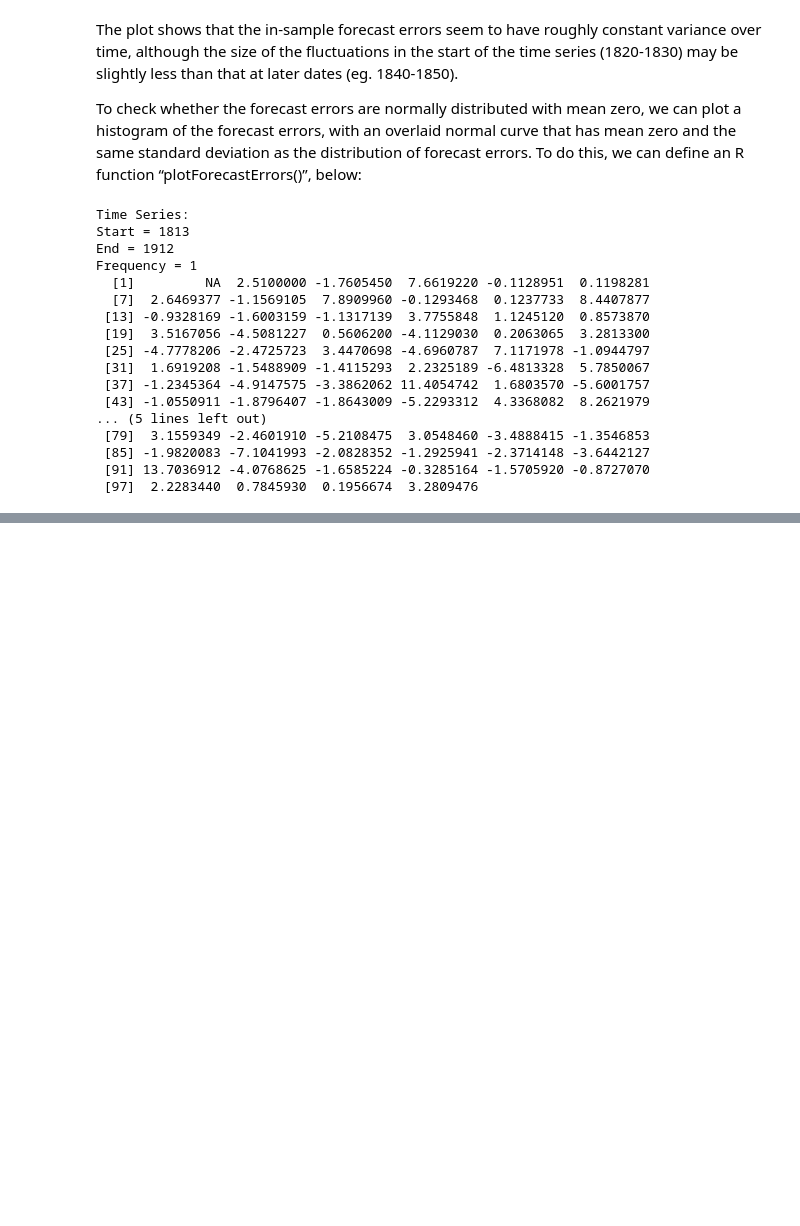
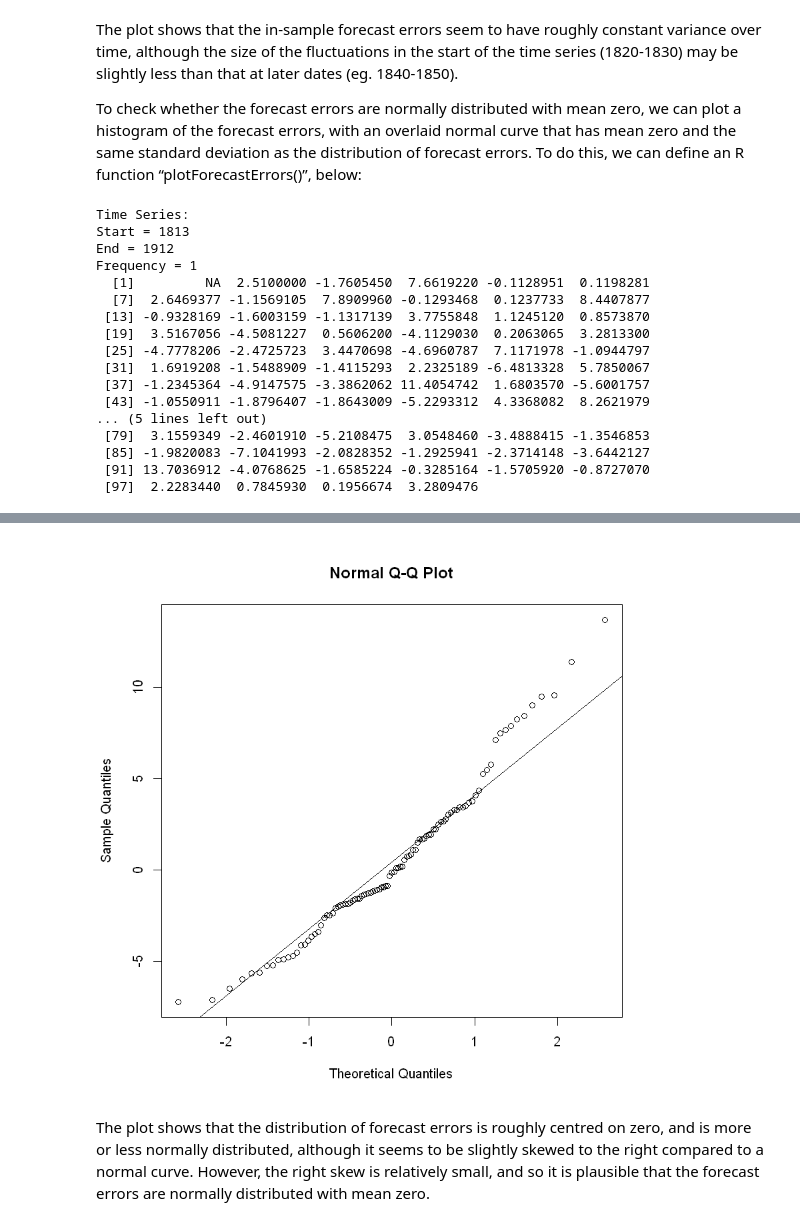
Before and after one commit to iamjz/R-Data, a Jupyter notebook: Timeseries.ipynb, the cells around one changed output, grey strips where cells are left out. Drawn from its saved outputs; the diff is of its cells as text; code cells hidden in the pictures; blank space fills up the shorter version.

```diff
--- a/Timeseries.ipynb
+++ b/Timeseries.ipynb
@@ -491,0 +479,6 @@ ERROR: Error in rainseriesforecasts2[!as.factor(rainseriesforecasts2$residuals),
+# %%
+qqnorm(residuals); qqline(residuals)
+# %% [output]
+[figure, added]
+# %% [markdown]
+The plot shows that the distribution of forecast errors is roughly centred on zero, and is more or less normally distributed, although it seems to be slightly skewed to the right compared to a normal curve. However, the right skew is relatively small, and so it is plausible that the forecast errors are normally distributed with mean zero.
```
Also changed, not shown: parts of 29 cells of this notebook.
